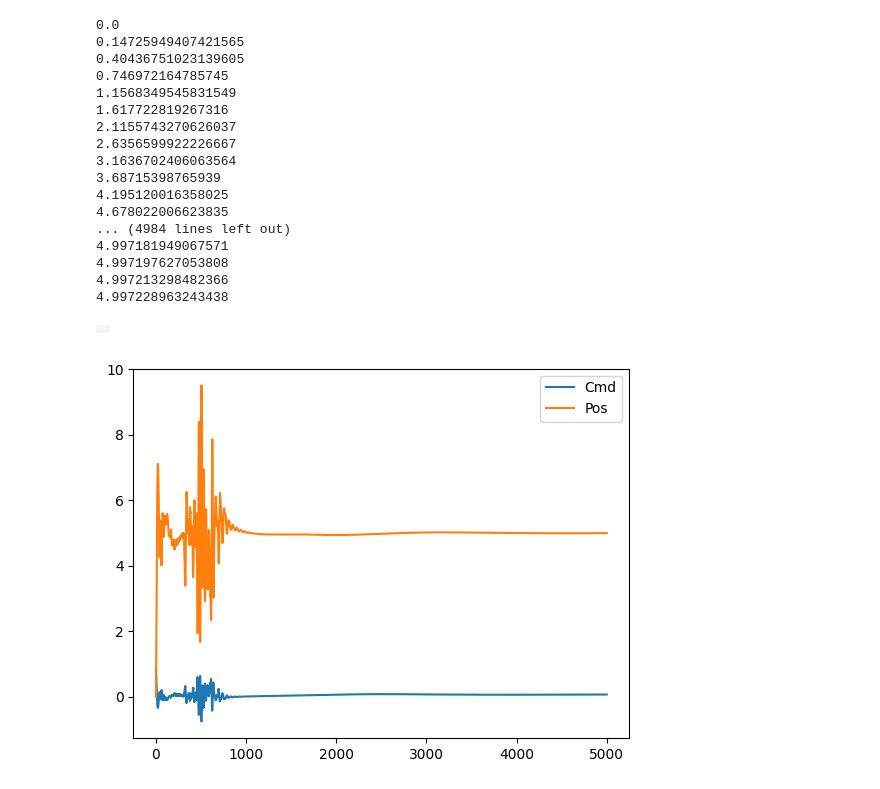
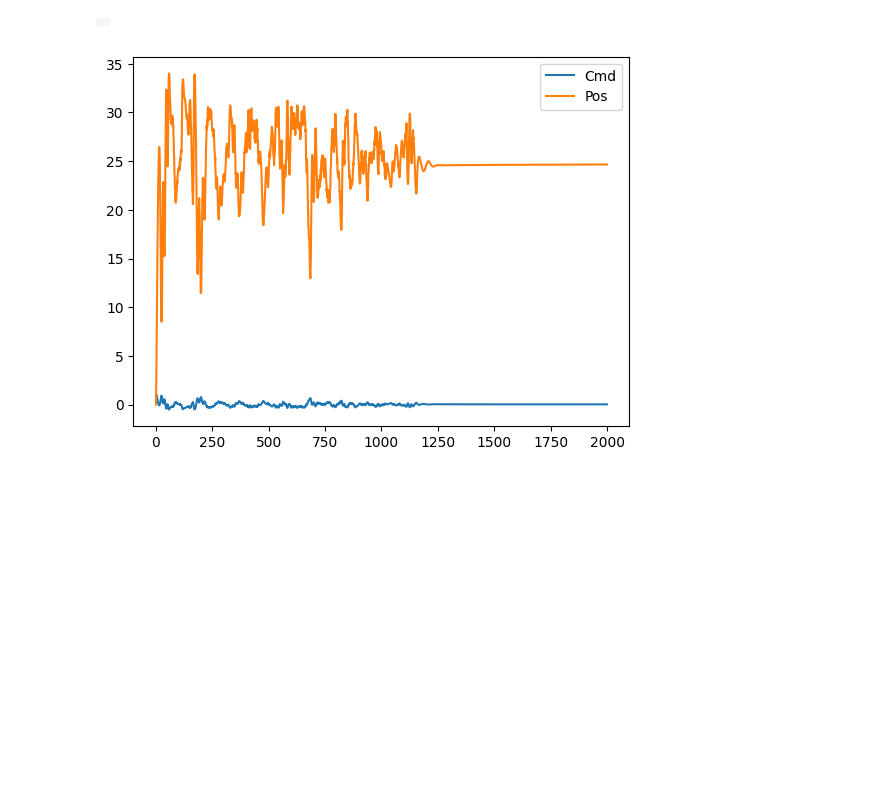
Before and after one commit to LouisJouret/Bipede, a Jupyter notebook: motor_control_tests.ipynb, the cells around one changed output. Cells and saved outputs as stored; diff of their text form; code cells hidden in the pictures; blank space fills up the shorter version.

```diff
--- a/motor_control_tests.ipynb
+++ b/motor_control_tests.ipynb
@@ -37,60 +37,45 @@ media.show_image(renderer.render())
 # %% [output]
 [interactive output not drawn]
 # %%
+##PID
+
 def motor_control(data, ref_pos, integral):
     cmd = np.zeros(12)
     state = 180*data.qpos[7:]/np.pi
     vel = data.qvel[6:]
     erreur = state - ref_pos
-    integral = np.clip(integral + erreur, -100, 100)
-    cmd = np.clip(-17*erreur - 2*vel - 0.1*integral, -100, 100)
+    integral = np.clip(integral + erreur, -10, 10)
+    cmd = np.clip(-5.5*erreur - 0.2*vel - 0.05*integral, -100, 100)
     return cmd, integral
 
 
 def plot(model, data, duration = 2, fps = 25):
     clear_output(wait=True)
     Cmd =[]
     Pos = []
     # Simulate and display video.
     frames = []
     mujoco.mj_resetData(model, data)  # Reset state and time.
     mujoco.mj_forward(model, data)
     integral = np.zeros(12)
-    ref_pos = 5*np.ones(12)
+    ref_pos = 25*np.ones(12)
     while data.time < duration:
       data.ctrl, integral = motor_control(data, ref_pos, integral)
-      print(180*data.qpos[-5]/np.pi)
       Cmd.append(0.01*data.ctrl[-5])
       Pos.append(180*data.qpos[-5]/np.pi)
       mujoco.mj_step(model, data)
       if len(frames) < data.time * fps:
         renderer.update_scene(data)
         pixels = renderer.render()
         frames.append(pixels)
     media.show_video(frames, fps= fps)
     plt.plot(Cmd)
     plt.plot(Pos)
     plt.legend(["Cmd", "Pos"])
     plt.show()
+
+
+plot(model, data, duration=10, fps=25)
+# %% [output]
+|  |
+[figure, added]
-# %%
-plot(model, data, duration = 10, fps = 25)
-# %% [output]
-0.0
-0.14725949407421565
-0.40436751023139605
-0.746972164785745
-1.1568349545831549
-1.617722819267316
-2.1155743270626037
-2.6356599922226667
-3.1636702406063564
-3.68715398765939
-4.195120016358025
-4.678022006623835
-... (4984 lines left out)
-4.997181949067571
-4.997197627053808
-4.997213298482366
-4.997228963243438
-|  |
-[figure, removed]
```
Also changed, not shown: parts of 2 cells of this notebook, 2 other files.
